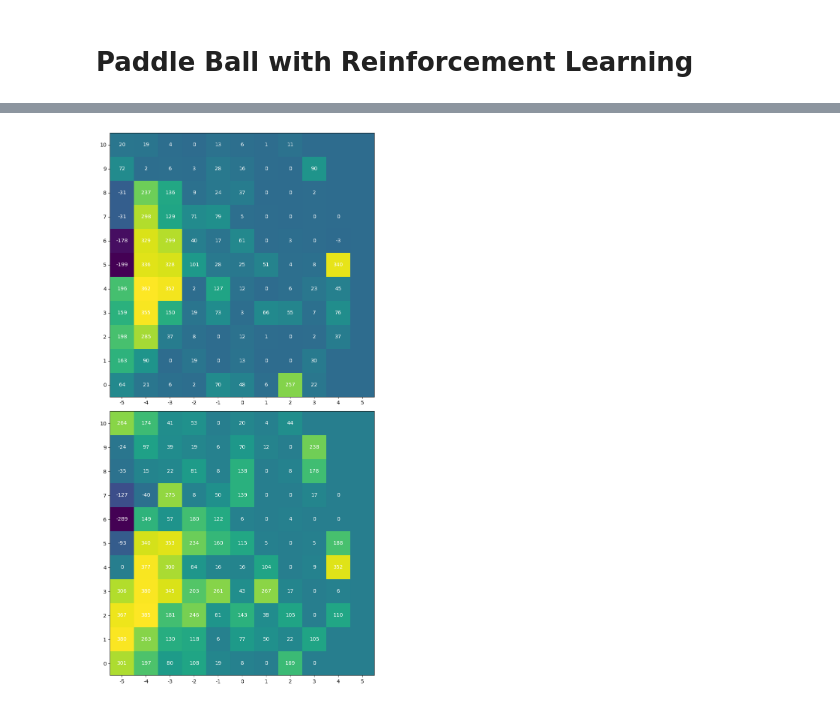
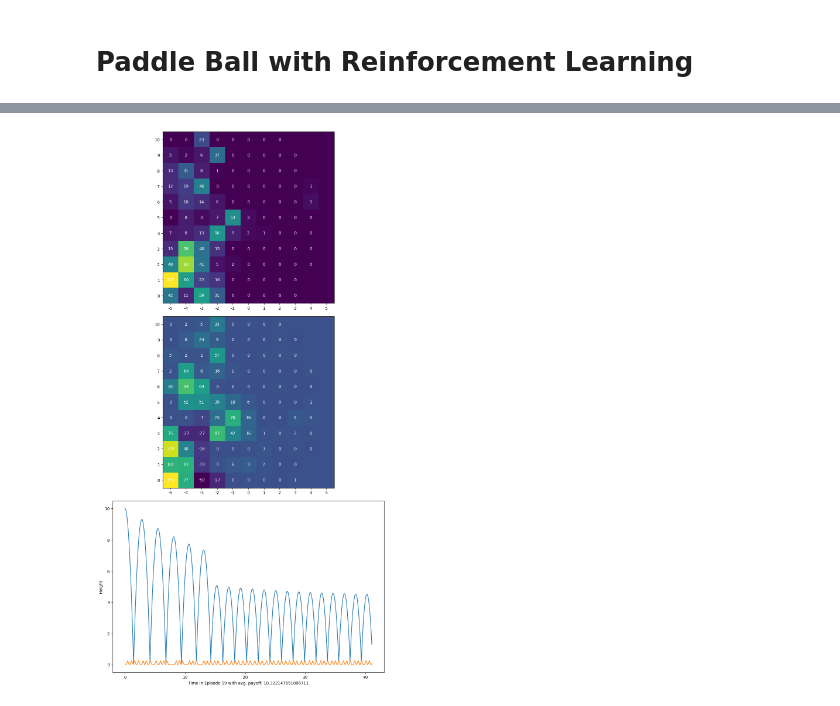
Before and after one commit to tuc-es/malbrid, a Jupyter notebook: examples/Paddle_Ball-Reinforcement-Learning.ipynb, the cells around one changed output, grey strips where cells are left out. Cells and saved outputs as stored; diff of their text form; code cells hidden in the pictures.

```diff
--- a/examples/Paddle_Ball-Reinforcement-Learning.ipynb
+++ b/examples/Paddle_Ball-Reinforcement-Learning.ipynb
@@ -119,8 +114,7 @@ nodeInit -> "('Wait', 'PaddleStill')";
 # %%
 # Define the Reinforcement learner
 ALPHA = 0.1
-EPSILON = 0.3
-GAMMA = 0.95
+GAMMA = 0.98
 
 class Learner:
 
@@ -135,12 +129,12 @@ class Learner:
         else:
             qValues = self.Q[state]
             return qValues[1]>qValues[0]
-    def reportReward(self,state,action,reward,nextstate):
+    def reportReward(self,state,action,reward,nextState):
         actionIndex = 0
         if action:
             actionIndex = 1
-        if not nextstate in self.Q:
-            self.Q[nextstate] = [0.0,0.0]
+        if not nextState in self.Q:
+            self.Q[nextState] = [0.0,0.0]
         self.Q[state][actionIndex] += ALPHA*(reward + GAMMA*max(self.Q[nextState]) - self.Q[state][actionIndex])
         # print("Reported reward: ",state,action,reward)
 
@@ -229,39 +263,6 @@ matplotlib.pyplot.show()
 # %%
-# plot heatmap
-X_MIN = -5
-X_MAX = 5
-Y_MIN = 0
-Y_MAX = 10
-
-qVisFalse = numpy.zeros([X_MAX-X_MIN+1,Y_MAX-Y_MIN+1])
-qVisTrue = numpy.zeros([X_MAX-X_MIN+1,Y_MAX-Y_MIN+1])
-for x in range(X_MIN,X_MAX+1):
-    for y in range(Y_MIN,Y_MAX+1):
-        if (y,x) in learner.Q:
-            qVisFalse[x-X_MIN,y-Y_MIN] = learner.Q[(y,x)][0]
-            qVisTrue[x-X_MIN,y-Y_MIN] = learner.Q[(y,x)][1]
-
-fig, ax = matplotlib.pyplot.subplots(2,figsize=(10, 15))
-im = ax[0].imshow(qVisFalse)
-im = ax[1].imshow(qVisTrue)
-
-# Annotate and flip y axis
-for p in [0,1]:
-    ax[p].set_xticks(numpy.arange(0,X_MAX-X_MIN+1),numpy.arange(X_MIN,X_MAX+1))
-    ax[p].set_yticks(numpy.arange(0,Y_MAX-Y_MIN+1),numpy.arange(Y_MIN,Y_MAX+1))
-    ax[p].invert_yaxis()
-
-# Anotate with text
-for x in range(X_MIN,X_MAX+1):
-    for y in range(Y_MIN,Y_MAX+1):
-        if (y,x) in learner.Q:
-            text = ax[0].text(y-Y_MIN, x-X_MIN, int(qVisFalse[x-X_MIN, y-Y_MIN]), ha="center", va="center", color="w")
-            text = ax[1].text(y-Y_MIN, x-X_MIN, int(qVisTrue[x-X_MIN, y-Y_MIN]), ha="center", va="center", color="w")
-
-
-
-# Show all ticks an
-fig.tight_layout()
-matplotlib.pyplot.show()
+# Exploit
+EPSILON = 0.0
+run_episode()
 # %% [output]
-[figure, old version]
+[figure, new version]
```
Also changed, not shown: parts of 3 cells of this notebook.
